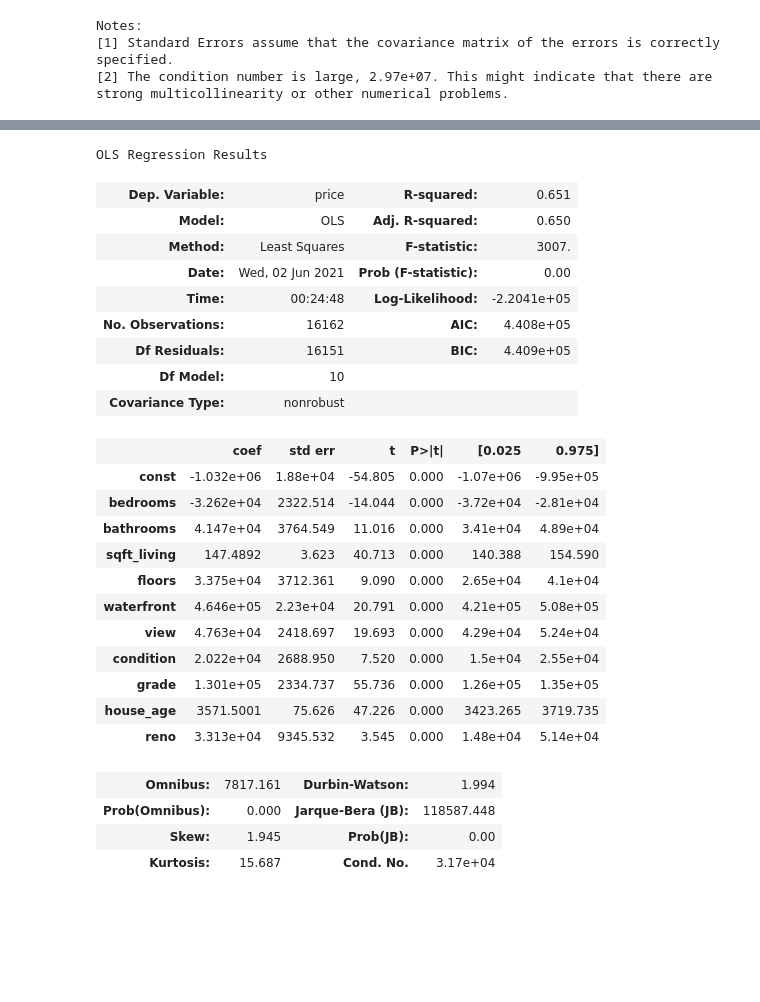
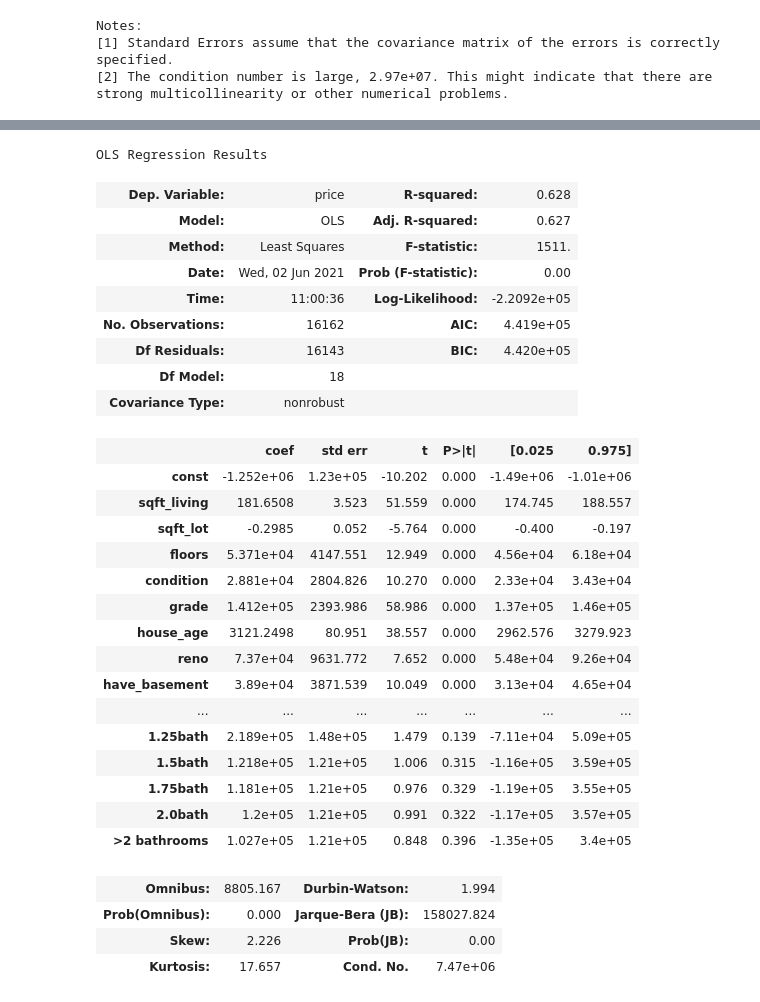
Before and after one commit to GeorgeFerre/phase_2_project_vac_pandas, a Jupyter notebook: data_cleaned-Ramil.ipynb, the cells around one changed output, grey strips where cells are left out. Cells and saved outputs as stored; diff of their text form; code cells hidden in the pictures; blank space fills up the shorter version.

```diff
--- a/data_cleaned-Ramil.ipynb
+++ b/data_cleaned-Ramil.ipynb
@@ -998,0 +1237,29 @@ strong multicollinearity or other numerical problems.
+# %%
+home_features = ['sqft_living',
+                 'sqft_lot',
+                 'floors',
+                 'condition',
+                 'grade',
+                 'house_age',
+                 'reno',
+                 'have_basement',
+                 '2bed',
+                 '3bed',
+                 '>3 bedrooms',
+                 '0.75bath',
+                 '1.0bath',
+                 '1.25bath',
+                 '1.5bath',
+                 '1.75bath',
+                 '2.0bath',
+                 '>2 bathrooms'
+]
+# %%
+df_1
+y = df_1['price']
+X = df_1.drop('price', axis=1)
+# %%
+X_train, X_test, y_train, y_test = train_test_split(X, y, random_state=69)
+# %%
+X_train_hf_model = X_train[home_features]
+X_train_hf_model
@@ -999,31 +1298,35 @@ strong multicollinearity or other numerical problems.
 # %%
-sm.OLS(y_train, sm.add_constant(X_train_chosen.drop(['sqft_living15','sqft_lot15','lat','long' ], axis=1))).fit().summary()
+sm.OLS(y_train, sm.add_constant(X_train_hf_model)).fit().summary()
 # %% [output]
 OLS Regression Results
-| Dep. Variable: | price | R-squared: | 0.651 |
-| Model: | OLS | Adj. R-squared: | 0.650 |
-| Method: | Least Squares | F-statistic: | 3007. |
+| Dep. Variable: | price | R-squared: | 0.628 |
+| Model: | OLS | Adj. R-squared: | 0.627 |
+| Method: | Least Squares | F-statistic: | 1511. |
 | Date: | Wed, 02 Jun 2021 | Prob (F-statistic): | 0.00 |
-| Time: | 00:24:48 | Log-Likelihood: | -2.2041e+05 |
-| No. Observations: | 16162 | AIC: | 4.408e+05 |
-| Df Residuals: | 16151 | BIC: | 4.409e+05 |
-| Df Model: | 10 |  |  |
+| Time: | 11:00:36 | Log-Likelihood: | -2.2092e+05 |
+| No. Observations: | 16162 | AIC: | 4.419e+05 |
+| Df Residuals: | 16143 | BIC: | 4.420e+05 |
+| Df Model: | 18 |  |  |
 | Covariance Type: | nonrobust |  |  |
 |  | coef | std err | t | P>|t| | [0.025 | 0.975] |
-| const | -1.032e+06 | 1.88e+04 | -54.805 | 0.000 | -1.07e+06 | -9.95e+05 |
-| bedrooms | -3.262e+04 | 2322.514 | -14.044 | 0.000 | -3.72e+04 | -2.81e+04 |
-| bathrooms | 4.147e+04 | 3764.549 | 11.016 | 0.000 | 3.41e+04 | 4.89e+04 |
-| sqft_living | 147.4892 | 3.623 | 40.713 | 0.000 | 140.388 | 154.590 |
-| floors | 3.375e+04 | 3712.361 | 9.090 | 0.000 | 2.65e+04 | 4.1e+04 |
-| waterfront | 4.646e+05 | 2.23e+04 | 20.791 | 0.000 | 4.21e+05 | 5.08e+05 |
-| view | 4.763e+04 | 2418.697 | 19.693 | 0.000 | 4.29e+04 | 5.24e+04 |
-| condition | 2.022e+04 | 2688.950 | 7.520 | 0.000 | 1.5e+04 | 2.55e+04 |
-| grade | 1.301e+05 | 2334.737 | 55.736 | 0.000 | 1.26e+05 | 1.35e+05 |
-| house_age | 3571.5001 | 75.626 | 47.226 | 0.000 | 3423.265 | 3719.735 |
-| reno | 3.313e+04 | 9345.532 | 3.545 | 0.000 | 1.48e+04 | 5.14e+04 |
+| const | -1.252e+06 | 1.23e+05 | -10.202 | 0.000 | -1.49e+06 | -1.01e+06 |
+| sqft_living | 181.6508 | 3.523 | 51.559 | 0.000 | 174.745 | 188.557 |
+| sqft_lot | -0.2985 | 0.052 | -5.764 | 0.000 | -0.400 | -0.197 |
+| floors | 5.371e+04 | 4147.551 | 12.949 | 0.000 | 4.56e+04 | 6.18e+04 |
+| condition | 2.881e+04 | 2804.826 | 10.270 | 0.000 | 2.33e+04 | 3.43e+04 |
+| grade | 1.412e+05 | 2393.986 | 58.986 | 0.000 | 1.37e+05 | 1.46e+05 |
+| house_age | 3121.2498 | 80.951 | 38.557 | 0.000 | 2962.576 | 3279.923 |
+| reno | 7.37e+04 | 9631.772 | 7.652 | 0.000 | 5.48e+04 | 9.26e+04 |
+| have_basement | 3.89e+04 | 3871.539 | 10.049 | 0.000 | 3.13e+04 | 4.65e+04 |
+| ... | ... | ... | ... | ... | ... | ... |
+| 1.25bath | 2.189e+05 | 1.48e+05 | 1.479 | 0.139 | -7.11e+04 | 5.09e+05 |
+| 1.5bath | 1.218e+05 | 1.21e+05 | 1.006 | 0.315 | -1.16e+05 | 3.59e+05 |
+| 1.75bath | 1.181e+05 | 1.21e+05 | 0.976 | 0.329 | -1.19e+05 | 3.55e+05 |
+| 2.0bath | 1.2e+05 | 1.21e+05 | 0.991 | 0.322 | -1.17e+05 | 3.57e+05 |
+| >2 bathrooms | 1.027e+05 | 1.21e+05 | 0.848 | 0.396 | -1.35e+05 | 3.4e+05 |
-| Omnibus: | 7817.161 | Durbin-Watson: | 1.994 |
-| Prob(Omnibus): | 0.000 | Jarque-Bera (JB): | 118587.448 |
-| Skew: | 1.945 | Prob(JB): | 0.00 |
-| Kurtosis: | 15.687 | Cond. No. | 3.17e+04 |
+| Omnibus: | 8805.167 | Durbin-Watson: | 1.994 |
+| Prob(Omnibus): | 0.000 | Jarque-Bera (JB): | 158027.824 |
+| Skew: | 2.226 | Prob(JB): | 0.00 |
+| Kurtosis: | 17.657 | Cond. No. | 7.47e+06 |
 Notes:
 [1] Standard Errors assume that the covariance matrix of the errors is correctly specified.
```
Also changed, not shown: parts of 57 cells of this notebook.
